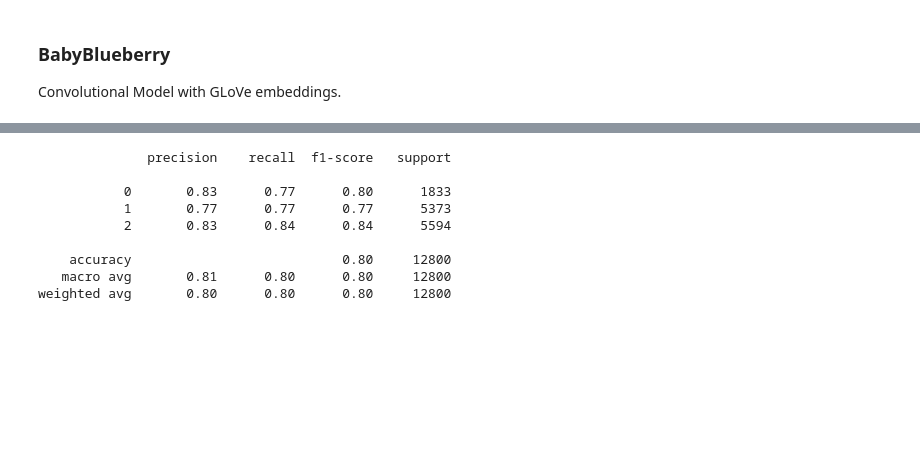
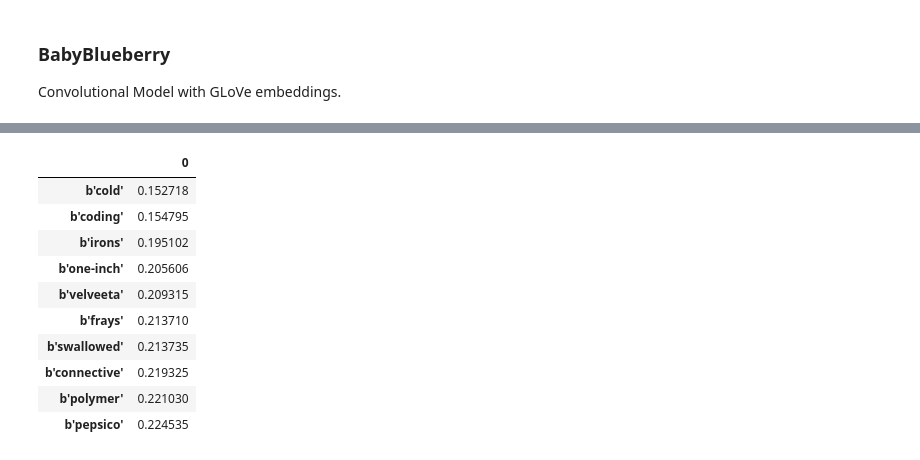
Before and after one commit to kdonbekci/yelp-nlu, a Jupyter notebook: _5_model-conv.ipynb, the cells around one changed output, grey strips where cells are left out. Cells and saved outputs as stored; diff of their text form; code cells hidden in the pictures; blank space fills up the shorter version.

```diff
--- a/_5_model-conv.ipynb
+++ b/_5_model-conv.ipynb
@@ -211,7 +212,7 @@ class BabyBerry:
     def build(dropout_rate, kernels, out_units, input_shape=(max_length, glove_dim, 1)):
         ix_input = Input(shape= (max_length,), name='review-ix')
         glove_input = Input(shape=input_shape, name='review-embed')
-
+        length_input = Input(shape=(1,), name='review-length')
         embedding = Embedding(input_dim=len(glove_lookup_array), output_dim=glove_dim,
                               input_length=max_length, name='trained_embed')(ix_input)
 
@@ -232,12 +233,12 @@ class BabyBerry:
             branches.append(branch)
 
 
-        x = Concatenate(name='concat_conv')(branches)
+        x = Concatenate(name='concat_conv')(branches + [length_input])
         x = Dropout(rate=dropout_rate, name='dropout_1')(x)
         x = Dense(100, activation='relu', name='dense_1')(x)
         out = Dense(out_units, activation='softmax', name='stars')(x)
 
-        return tf.keras.models.Model(inputs={'review-embed':glove_input, 'review-ix': ix_input},
+        return tf.keras.models.Model(inputs={'review-embed':glove_input, 'review-ix': ix_input, 'review-length':length_input},
                                      outputs={'stars': out}, name='BabyBerry')
 
     @tf.function
@@ -245,6 +246,7 @@ class BabyBerry:
         loss = tf.keras.losses.sparse_categorical_crossentropy(truth, logits)
         return loss
 # %%
-batch_size = 128
-dataset, num_batches = make_dataset(batch_size=batch_size, to_embed=True, to_ix=True, channelize=True, to_ternary_task=False)
+batch_size = 256
+dataset, num_batches = make_dataset(batch_size=batch_size, to_embed=True, to_ix=True, channelize=True,
+                                    features={'review-length':get_review_length})
 # %% [output]
@@ -262,7 +260,7 @@ plot_model(baby, show_shapes=True, rankdir='LR', to_file='images/conv_baby_berry
 log_dir = os.path.join(SRC_DIR, 'logs', '{}-CONV-BabyBerry'.format(datetime.fromtimestamp(time.time()).strftime('%d-%m_%H-%M-%S')))
 tb = tf.keras.callbacks.TensorBoard(log_dir=log_dir, write_graph=False, update_freq='batch')
 # %%
-_=baby.fit(dataset['train'], steps_per_epoch=300, epochs=100,
+_=baby.fit(dataset['train'], steps_per_epoch=100, epochs=150,
                              validation_data= dataset['val'], validation_steps=20,
-                             callbacks=[tb], class_weight=class_weights['five'], verbose=1)
+                             callbacks=[tb], class_weight=class_weights['five'], verbose=1, shuffle=False)
 # %% [output]
@@ -337,5 +304,4 @@ array([[3182,  430,  100,   21,   60],
 baby_embedding = baby.layers[1].get_weights()[0]
 baby_dict = {key: baby_embedding[val] for key, val in keys_to_ix.items()}
 # %%
-dists, ix = neighbors(baby_dict['money'.encode()], baby_dict)
-dists[dists.columns[ix]]
+dists, ix = neighbors(baby_dict['food'.encode()], baby_dict)
@@ -416,19 +308,14 @@ KeyboardInterrupt:
-# %%
-truth, predictions = [], []
-for x, y in dataset['val'].take(100):
-    pred = teen(x['review-ix'])
-    truth.append(y['stars'].numpy())
-    predictions.append(tf.argmax(pred['stars'], axis=-1).numpy())
-predictions=np.array(predictions).flatten()
-truth = np.array(truth).flatten()
-print(classification_report(truth, predictions))
-# %% [output]
-              precision    recall  f1-score   support
-
-           0       0.83      0.77      0.80      1833
-           1       0.77      0.77      0.77      5373
-           2       0.83      0.84      0.84      5594
-
-    accuracy                           0.80     12800
-   macro avg       0.81      0.80      0.80     12800
-weighted avg       0.80      0.80      0.80     12800
+# %%
+dists[dists.columns[ix]].T.head(10)
+# %% [output]
+|  | 0 |
+| b'cold' | 0.152718 |
+| b'coding' | 0.154795 |
+| b'irons' | 0.195102 |
+| b'one-inch' | 0.205606 |
+| b'velveeta' | 0.209315 |
+| b'frays' | 0.213710 |
+| b'swallowed' | 0.213735 |
+| b'connective' | 0.219325 |
+| b'polymer' | 0.221030 |
+| b'pepsico' | 0.224535 |
```
Also changed, not shown: parts of 46 cells of this notebook, 7 other files.
